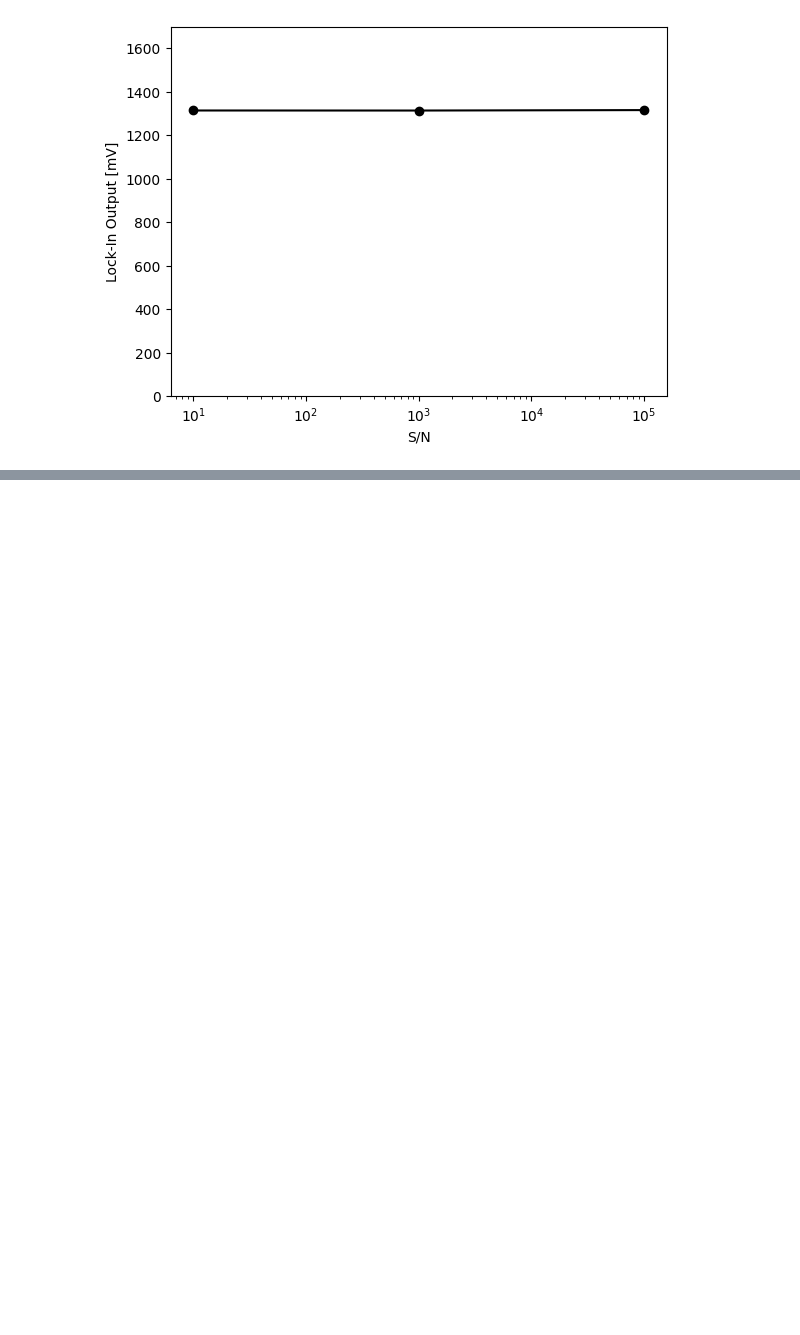
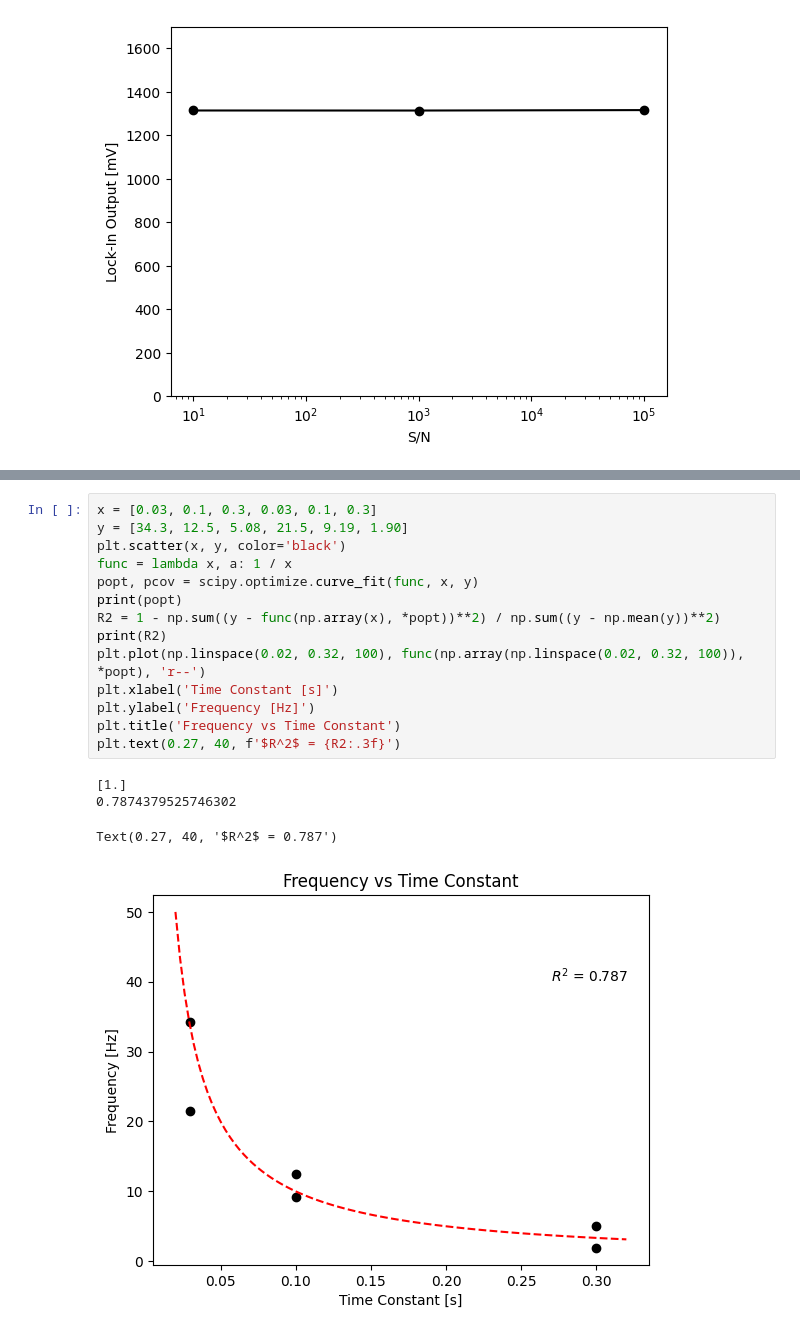
Before and after one commit to IntermidiatePhysicsExperiment/LockInHall, a Jupyter notebook: EDA/04_TaskB-2.ipynb, the cells around one changed output, grey strips where cells are left out. Cells and saved outputs as stored; diff of their text form; blank space fills up the shorter version.

```diff
--- a/EDA/04_TaskB-2.ipynb
+++ b/EDA/04_TaskB-2.ipynb
@@ -161,0 +183,19 @@ plt.savefig('outputs/B-2/amp.png')
+# %%
+x = [0.03, 0.1, 0.3, 0.03, 0.1, 0.3]
+y = [34.3, 12.5, 5.08, 21.5, 9.19, 1.90]
+plt.scatter(x, y, color='black')
+func = lambda x, a: 1 / x
+popt, pcov = scipy.optimize.curve_fit(func, x, y)
+print(popt)
+R2 = 1 - np.sum((y - func(np.array(x), *popt))**2) / np.sum((y - np.mean(y))**2)
+print(R2)
+plt.plot(np.linspace(0.02, 0.32, 100), func(np.array(np.linspace(0.02, 0.32, 100)), *popt), 'r--')
+plt.xlabel('Time Constant [s]')
+plt.ylabel('Frequency [Hz]')
+plt.title('Frequency vs Time Constant')
+plt.text(0.27, 40, f'$R^2$ = {R2:.3f}')
+# %% [output]
+[1.]
+0.7874379525746302
+Text(0.27, 40, '$R^2$ = 0.787')
+[figure, added]
```
Also changed, not shown: parts of 2 cells of this notebook, 59 other files.
